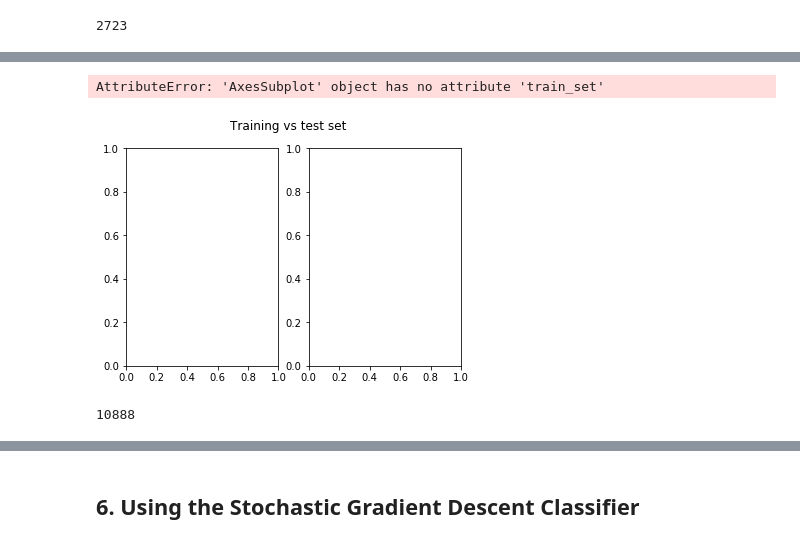
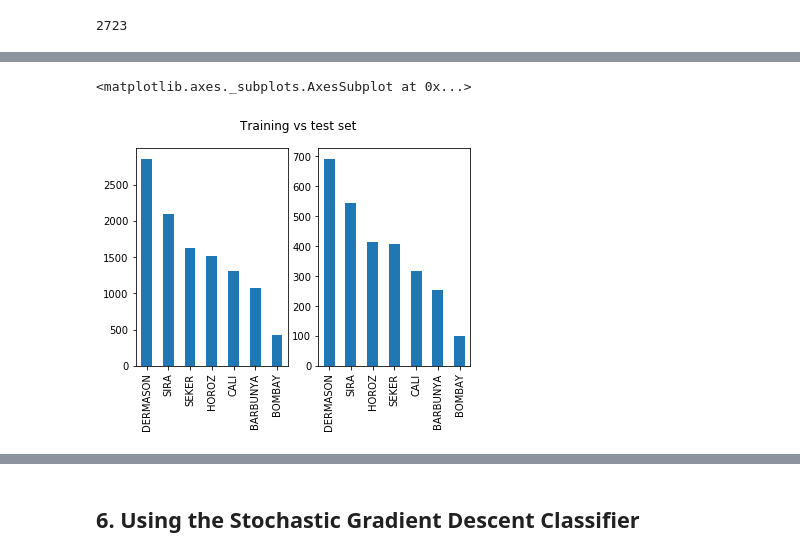
Before and after one commit to chitrams/cits5508-projects, a Jupyter notebook: lab02/lab02.ipynb, the cells around one changed output, grey strips where cells are left out. Saved outputs shown, nothing was run; the diff lists cells and outputs as text; code cells hidden in the pictures.

```diff
--- a/lab02/lab02.ipynb
+++ b/lab02/lab02.ipynb
@@ -30,3 +36,5 @@ sheet = wb.active
 data = sheet.values
 cols = next(data)[0:]
 df = pd.DataFrame(data, columns = cols)
+# %%
+df = pd.read_excel("./DryBeanDataset/Dry_Bean_Dataset.xlsx")
@@ -152,12 +165,9 @@ test_set["Class"].value_counts().plot(kind='bar')
 # %%
 fig, (subpl1, subpl2) = plt.subplots(1, 2)
 fig.suptitle("Training vs test set")
-subpl1.train_set["Class"].value_counts().plot(kind='bar')
-subpl2.test_set["Class"].value_counts().plot(kind='bar')
+
+train_set["Class"].value_counts().plot(kind="bar", ax=subpl1)
+test_set["Class"].value_counts().plot(kind="bar", ax=subpl2)
 # %% [output]
-AttributeError: 'AxesSubplot' object has no attribute 'train_set'
+<matplotlib.axes._subplots.AxesSubplot at 0x...>
-[figure, old version]
+[figure, new version]
-# %%
-len(train_set.index)
-# %% [output]
-10888
```
Also changed, not shown: parts of 28 cells of this notebook.
